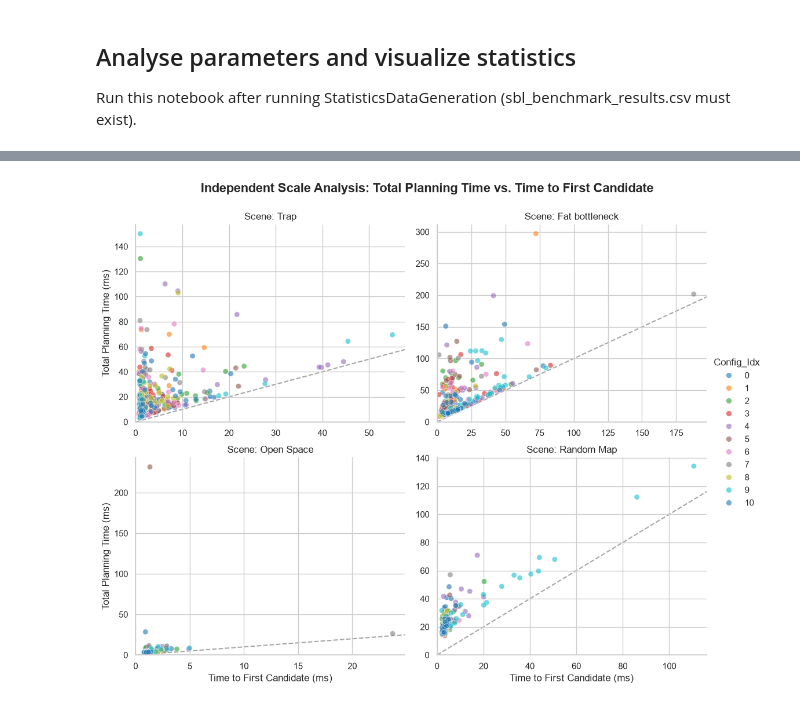
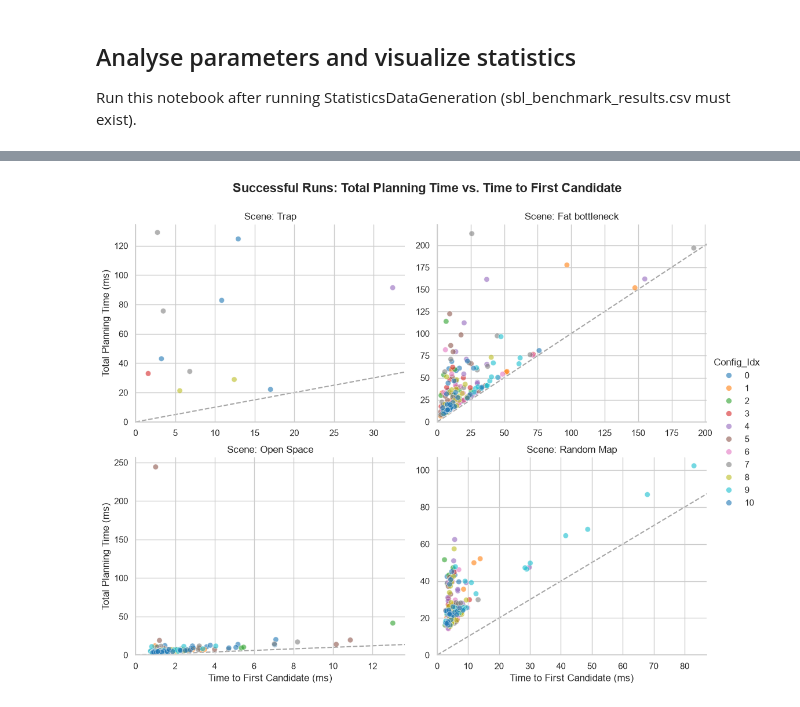
Before and after one commit to gabrielle-me/ikp-sbl, a Jupyter notebook: notebooks/ParametersStats.ipynb, the cells around one changed output, grey strips where cells are left out. Drawn from its saved outputs; the diff is of its cells as text; code cells hidden in the pictures.

Commit message:
parameter analysis, graphs for visualizations

```diff
--- a/notebooks/ParametersStats.ipynb
+++ b/notebooks/ParametersStats.ipynb
@@ -9,14 +16,11 @@ import seaborn as sns
 # %%
-# 1. Load the saved data
-df = pd.read_csv("sbl_benchmark_results.csv")
-
 # 2. Calculate Success Rate
-# Group by Scene and Config_Index, then take the mean of 'Success' (True=1, False=0)
+# Group by Scene and Config_Idx, then take the mean of 'Success' (True=1, False=0)
 success_df = df.groupby(["Scene", "Config_Idx", "Eta", "Epsilon", "Goal_Bias", "Repair_Bias"])["Success"].mean().reset_index()
 
 # 3. Create a readable label string for each config to use in the legend
 success_df["Config_Label"] = success_df.apply(
-    lambda row: f"Cfg {int(row['Config_Idx'])}: $\eta$={row['Eta']}, $\epsilon$={row['Epsilon']}, G_Bias={row['Goal_Bias']}, R_Bias={row['Repair_Bias']}",
+    lambda row: rf"Cfg {int(row['Config_Idx'])}: $\eta$={row['Eta']}, $\epsilon$={row['Epsilon']}, G_Bias={row['Goal_Bias']}, R_Bias={row['Repair_Bias']}",
     axis=1
 )
 
@@ -54,45 +62,48 @@ plt.show()
 # %%
+# Filter for successful runs
+success_df = df[df["Success"] == True].copy()
+
 # Convert timing columns from seconds to milliseconds (ms) for a cleaner "zoomed-in" scale
-df["Time_First_Candidate_ms"] = df["Time_First_Candidate"] * 1000
-df["Plan_Time_ms"] = df["Plan_Time"] * 1000
+success_df["Time_First_Candidate_ms"] = success_df["Time_First_Candidate"] * 1000
+success_df["Plan_Time_ms"] = success_df["Plan_Time"] * 1000
 
 # 2. Set up the plotting theme
 sns.set_theme(style="whitegrid")
 
 # 3. Create a 2x2 faceted scatterplot with independent axis scales (sharex=False, sharey=False)
 g = sns.relplot(
-    data=df,
+    data=success_df,
     x="Time_First_Candidate_ms",
     y="Plan_Time_ms",
     col="Scene",
     col_wrap=2,
     hue="Config_Idx",
     palette="tab10",
     alpha=0.6,
     s=45,
     height=4.5,
     aspect=1.2,
     facet_kws={"sharex": False, "sharey": False}
     )
 
 # 4. Add a diagonal reference line (y = x) to every individual subplot based on its own local limits
 for ax in g.axes.flat:
     x_max = ax.get_xlim()[1]
     y_max = ax.get_ylim()[1]
 
     lims = [0, max(x_max, y_max) * 1.05]
     ax.plot(lims, lims, color='gray', linestyle='--', alpha=0.7, zorder=0, label='y = x')
 
     ax.set_xlim(0, x_max)
     ax.set_ylim(0, y_max)
 
 # 5. Format labels and titles
 g.set_axis_labels("Time to First Candidate (ms)", "Total Planning Time (ms)")
 g.set_titles(col_template="Scene: {col_name}")
 
-g.fig.subplots_adjust(top=0.9)
-g.fig.suptitle("Independent Scale Analysis: Total Planning Time vs. Time to First Candidate", fontsize=16, fontweight='bold')
+g.figure.subplots_adjust(top=0.9)
+g.figure.suptitle("Successful Runs: Total Planning Time vs. Time to First Candidate", fontsize=16, fontweight='bold')
 
 plt.show()
 # %% [output]
-[figure, old version]
+[figure, new version]
```
Also changed, not shown: parts of 16 cells of this notebook, 3 other files.
